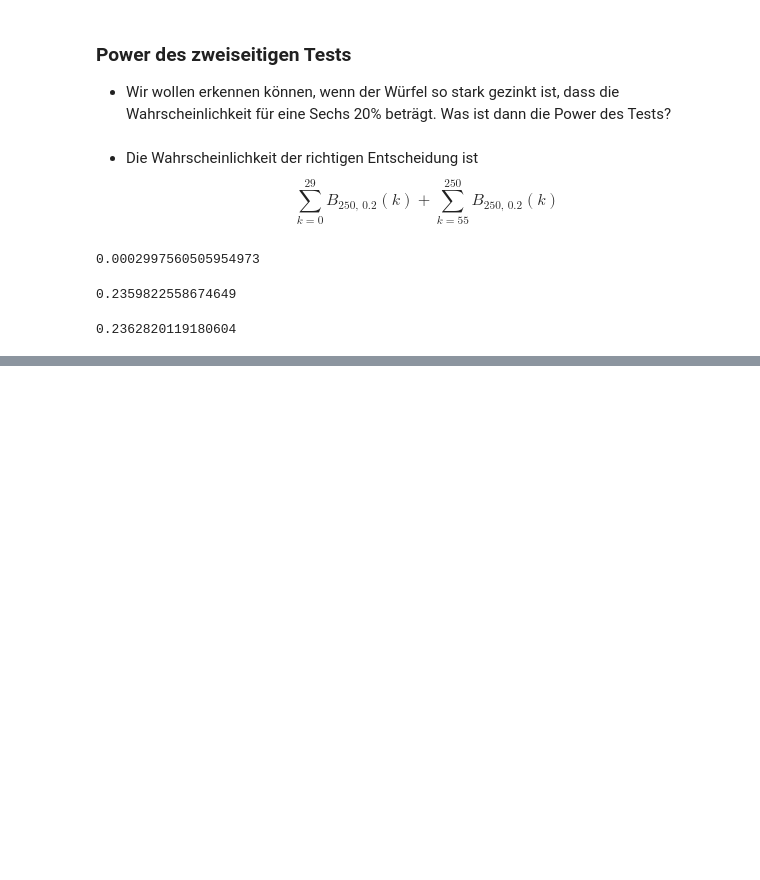
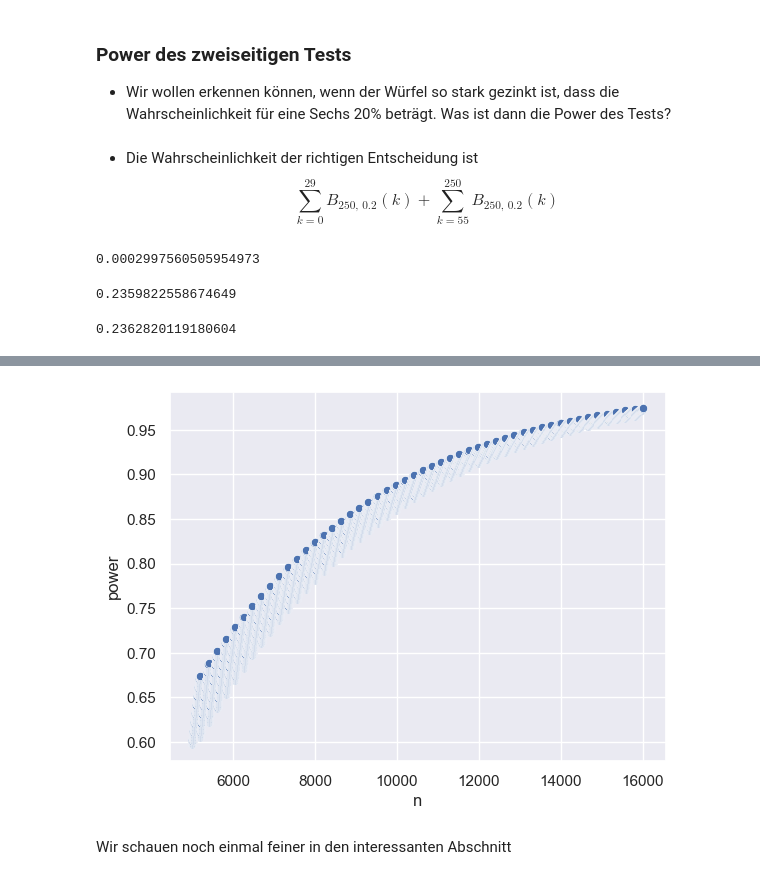
Before and after one commit to Ruediger-Braun/mfb2526, a Jupyter notebook: lektion13.ipynb, the cells around one changed output, grey strips where cells are left out. Drawn from its saved outputs; the diff is of its cells as text; code cells hidden in the pictures; blank space fills up the shorter version.

```diff
--- a/lektion13.ipynb
+++ b/lektion13.ipynb
@@ -32,6 +34,6 @@ import numpy as np
 np.set_printoptions(legacy='1.21')
 import seaborn as sns
 sns.set_theme()
-sns.set_context('talk')
+#sns.set_context('talk')
 import pandas as pd
-from scipy import stats  # <--------------  neu hinzugekommen
+from scipy import stats
@@ -347,0 +142,7 @@ power
+# %%
+n = 10000
+alpha = 0.05
+p0 = 0.004
+P = stats.binom(n, p0)
+c = P.ppf(1-alpha)
+c
@@ -347,0 +153,4 @@ power
+# %%
+p = 0.006
+Q = stats.binom(n, p)
+1 - Q.cdf(c)
@@ -347,0 +198,6 @@ power
+# %%
+df = pd.DataFrame()
+df['n'] = np.arange(5000, 16000)
+df['c'] = stats.binom(df.n, p0).ppf(1-alpha)
+df['power'] = 1 - stats.binom(df.n, p).cdf(df.c)
+df
@@ -347,0 +218,6 @@ power
+# %%
+sns.scatterplot(data=df, x='n', y='power');
+# %% [output]
+[figure, added]
+# %% [markdown]
+Wir schauen noch einmal feiner in den interessanten Abschnitt
```
Also changed, not shown: parts of 112 cells of this notebook.
